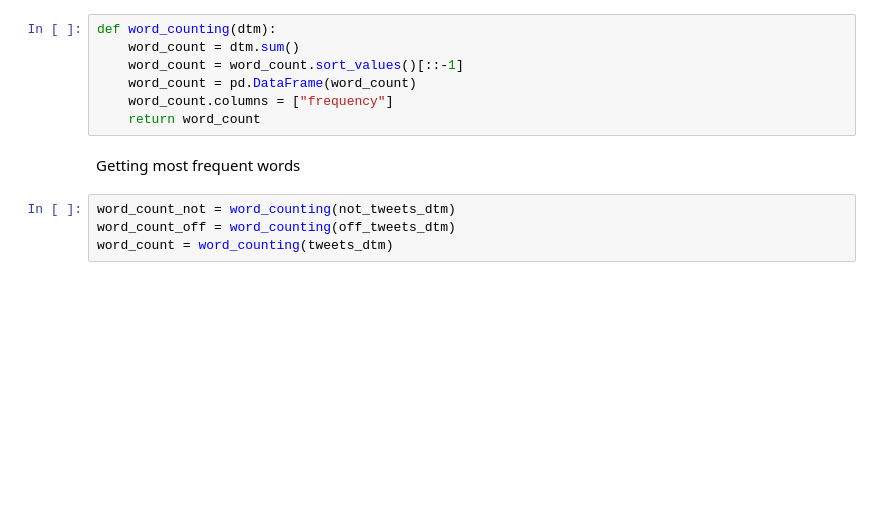
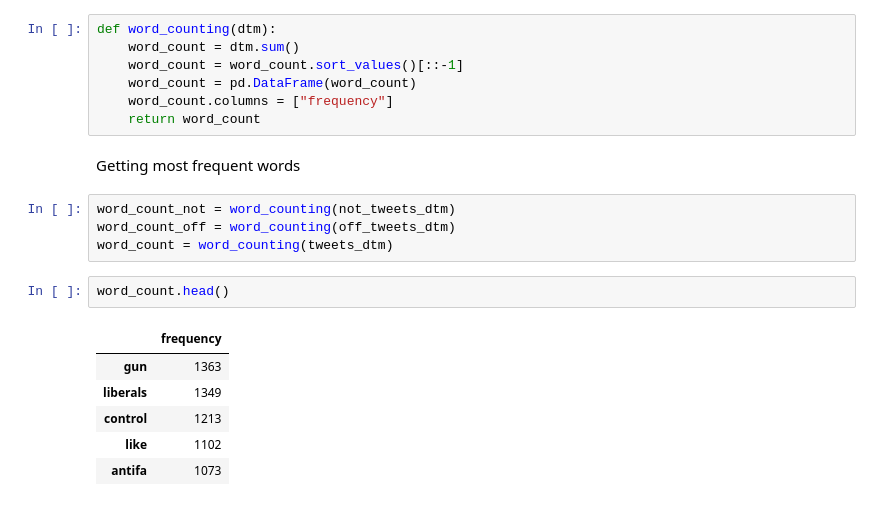
Before and after one commit to OrbitalCardinal/OffensiveLanguageDetection, a Jupyter notebook: src/EDA.ipynb, the cells around one changed output. Saved outputs shown, nothing was run; the diff lists cells and outputs as text; blank space fills up the shorter version.

```diff
--- a/src/EDA.ipynb
+++ b/src/EDA.ipynb
@@ -118,3 +128,12 @@ Getting most frequent words
 word_count_not = word_counting(not_tweets_dtm)
 word_count_off = word_counting(off_tweets_dtm)
 word_count = word_counting(tweets_dtm)
+# %%
+word_count.head()
+# %% [output]
+|  | frequency |
+| gun | 1363 |
+| liberals | 1349 |
+| control | 1213 |
+| like | 1102 |
+| antifa | 1073 |
```
Also changed, not shown: parts of 2 cells of this notebook.
